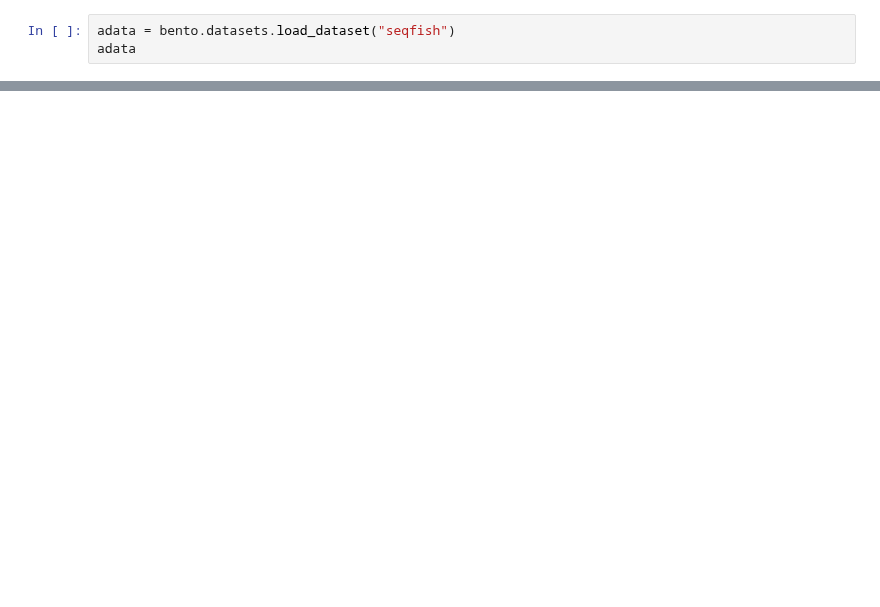
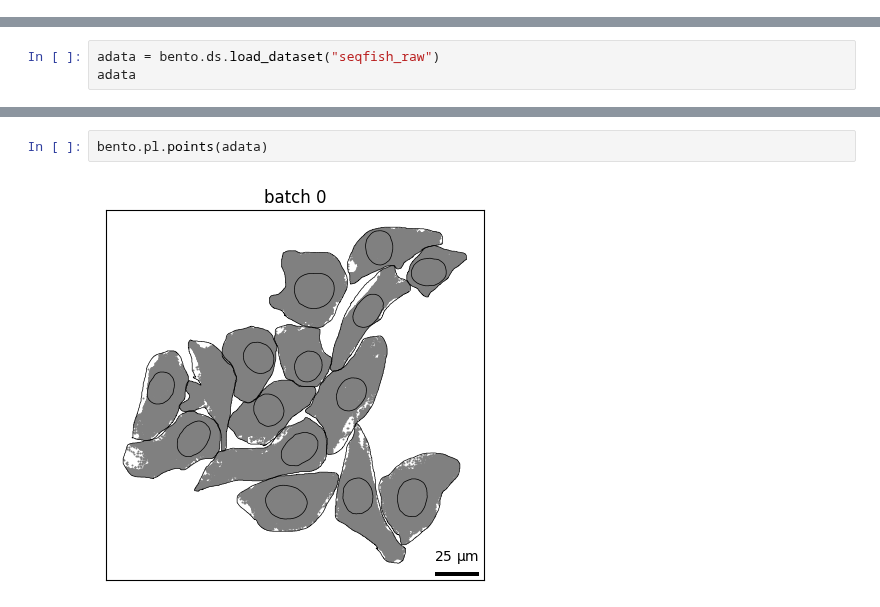
Before and after one commit to ckmah/bento-tools, a Jupyter notebook: docs/source/tutorial_gallery/Spatial_Plotting.ipynb, the cells around one changed output, grey strips where cells are left out. Saved outputs shown, nothing was run; the diff lists cells and outputs as text; blank space fills up the shorter version.

```diff
--- a/docs/source/tutorial_gallery/Spatial_Plotting.ipynb
+++ b/docs/source/tutorial_gallery/Spatial_Plotting.ipynb
@@ -35,3 +0,0 @@ Let's use the seqFISH+ dataset.
-# %%
-adata = bento.datasets.load_dataset("seqfish")
-adata
@@ -86,0 +35,3 @@ bento.pl.cellplot(
+# %%
+adata = bento.ds.load_dataset("seqfish_raw")
+adata
@@ -86,0 +47,4 @@ bento.pl.cellplot(
+# %%
+bento.pl.points(adata)
+# %% [output]
+[figure, added]
```
Also changed, not shown: parts of 43 cells of this notebook, 8 other files.
